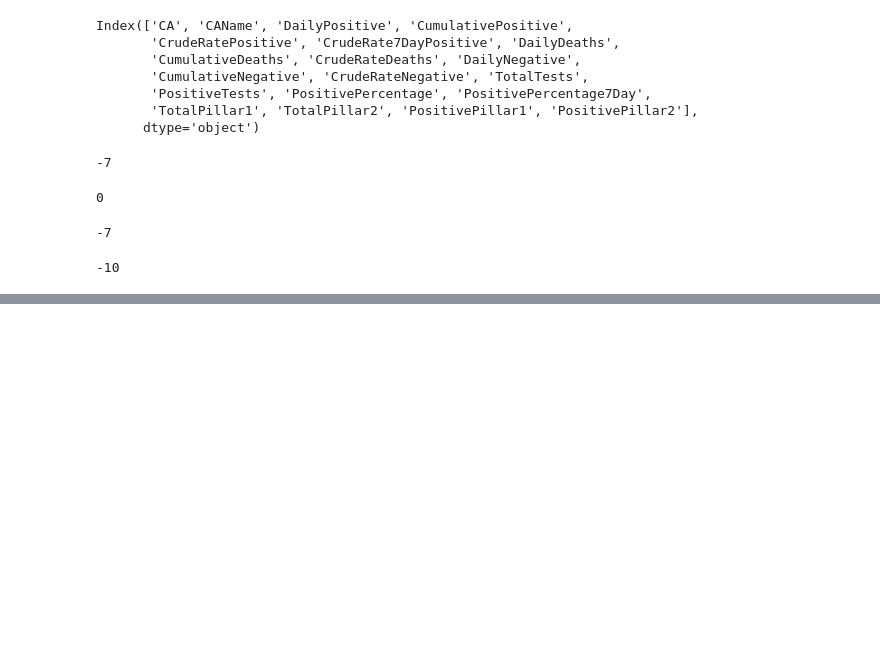
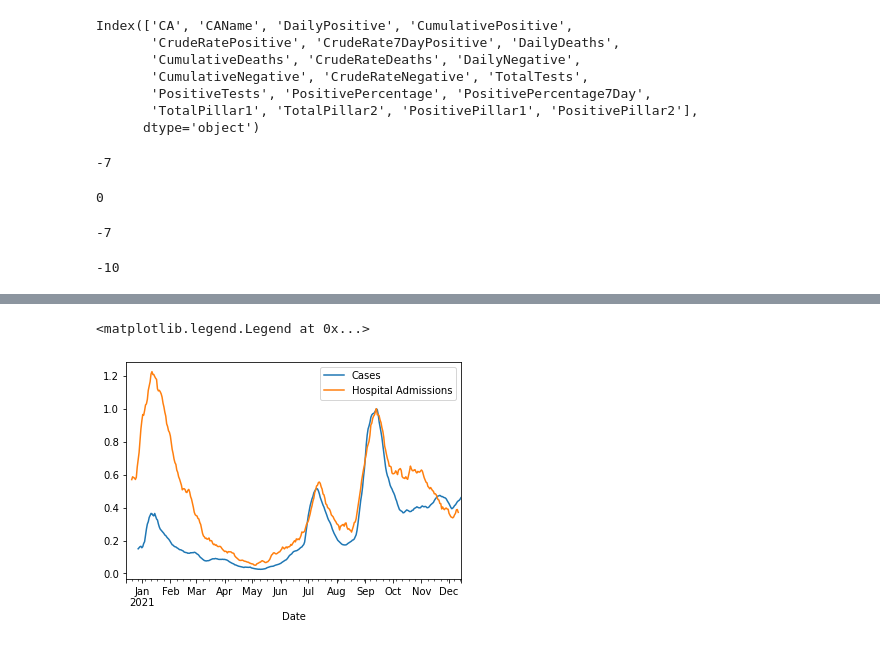
Before and after one commit to nowaycomputer/scotvid, a Jupyter notebook: dev/Scotvid.ipynb, the cells around one changed output, grey strips where cells are left out. Saved outputs shown, nothing was run; the diff lists cells and outputs as text; code cells hidden in the pictures; blank space fills up the shorter version.

```diff
--- a/dev/Scotvid.ipynb
+++ b/dev/Scotvid.ipynb
@@ -386,0 +459,9 @@ delay
+# %%
+RANGE=365
+
+(df_cases['DailyCases'].tail(RANGE).shift(7).rolling(window=7).mean()/np.max(df_cases['DailyCases'].tail(120).shift(5).rolling(window=7).mean())).plot(label='Cases')
+(df_hospital[df_hospital['HBName']=='Scotland']['HospitalAdmissions'].tail(RANGE).rolling(window=7).mean()/np.max(df_hospital[df_hospital['HBName']=='Scotland']['HospitalAdmissions'].tail(120).rolling(window=7).mean())).plot(label='Hospital Admissions')
+plt.legend()
+# %% [output]
+<matplotlib.legend.Legend at 0x...>
+[figure, added]
```
Also changed, not shown: parts of 20 cells of this notebook, 6 other files.
